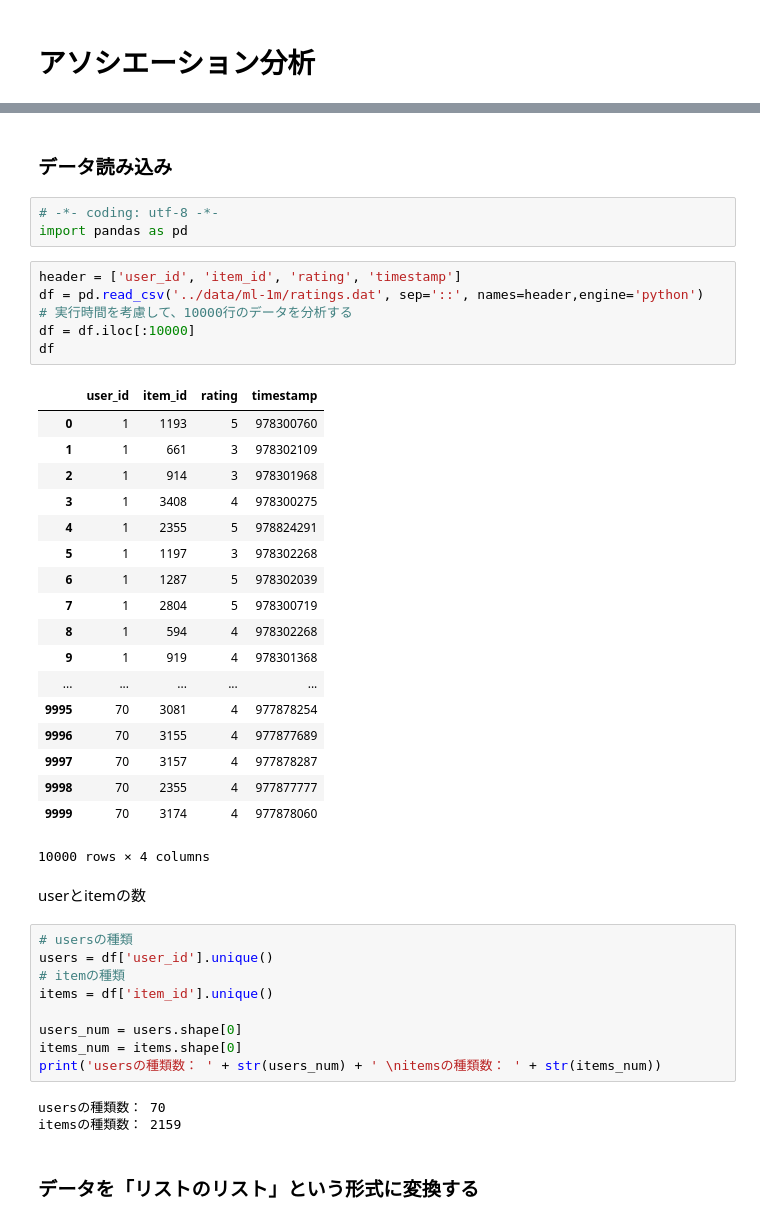
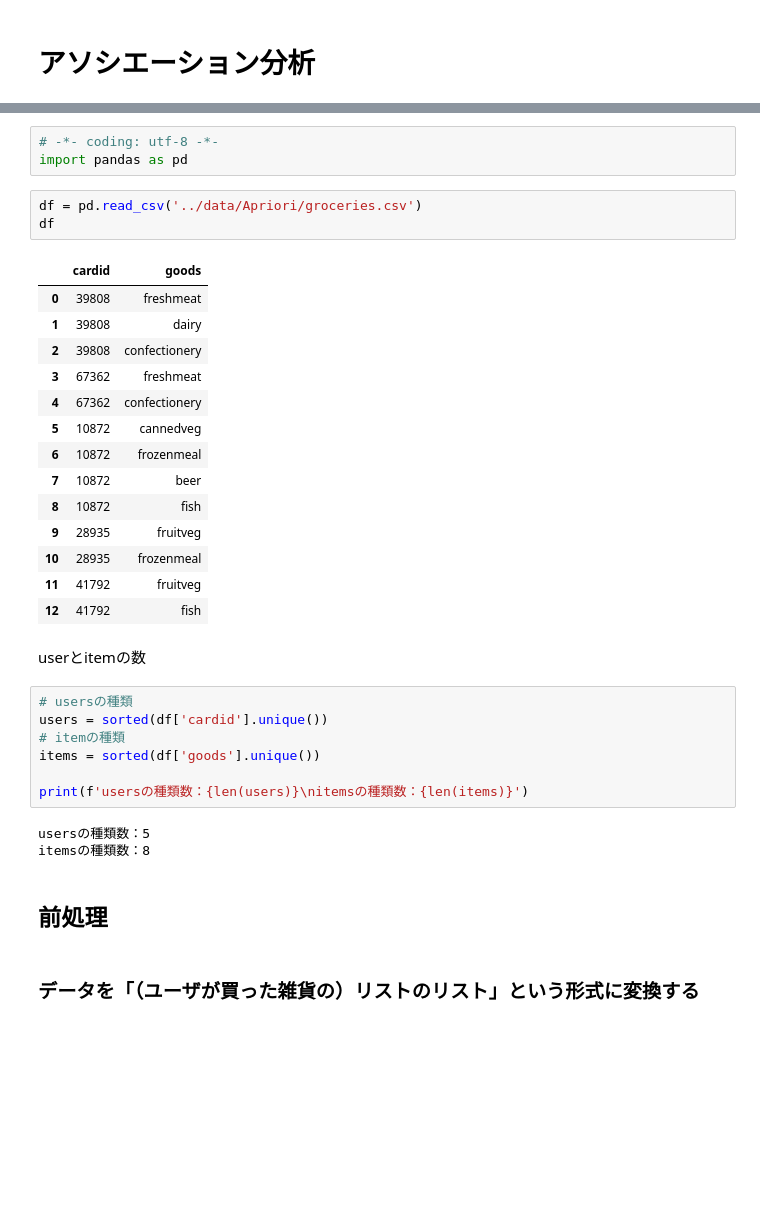
Before and after one commit to sherry4186/Apriori, a Jupyter notebook: Apriori.ipynb, the cells around one changed output, grey strips where cells are left out. Drawn from its saved outputs; the diff is of its cells as text; blank space fills up the shorter version.

```diff
--- a/Apriori.ipynb
+++ b/Apriori.ipynb
@@ -35,46 +7,37 @@
-# %% [markdown]
-### データ読み込み
 # %%
 # -*- coding: utf-8 -*-
 import pandas as pd
-# %%
-header = ['user_id', 'item_id', 'rating', 'timestamp']
-df = pd.read_csv('../data/ml-1m/ratings.dat', sep='::', names=header,engine='python')
-# 実行時間を考慮して、10000行のデータを分析する
-df = df.iloc[:10000]
-df
-# %% [output]
-|  | user_id | item_id | rating | timestamp |
-| 0 | 1 | 1193 | 5 | 978300760 |
-| 1 | 1 | 661 | 3 | 978302109 |
-| 2 | 1 | 914 | 3 | 978301968 |
-| 3 | 1 | 3408 | 4 | 978300275 |
-| 4 | 1 | 2355 | 5 | 978824291 |
-| 5 | 1 | 1197 | 3 | 978302268 |
-| 6 | 1 | 1287 | 5 | 978302039 |
-| 7 | 1 | 2804 | 5 | 978300719 |
-| 8 | 1 | 594 | 4 | 978302268 |
-| 9 | 1 | 919 | 4 | 978301368 |
-| ... | ... | ... | ... | ... |
-| 9995 | 70 | 3081 | 4 | 977878254 |
-| 9996 | 70 | 3155 | 4 | 977877689 |
-| 9997 | 70 | 3157 | 4 | 977878287 |
-| 9998 | 70 | 2355 | 4 | 977877777 |
-| 9999 | 70 | 3174 | 4 | 977878060 |
-10000 rows × 4 columns
+# %%
+df = pd.read_csv('../data/Apriori/groceries.csv')
+df
+# %% [output]
+|  | cardid | goods |
+| 0 | 39808 | freshmeat |
+| 1 | 39808 | dairy |
+| 2 | 39808 | confectionery |
+| 3 | 67362 | freshmeat |
+| 4 | 67362 | confectionery |
+| 5 | 10872 | cannedveg |
+| 6 | 10872 | frozenmeal |
+| 7 | 10872 | beer |
+| 8 | 10872 | fish |
+| 9 | 28935 | fruitveg |
+| 10 | 28935 | frozenmeal |
+| 11 | 41792 | fruitveg |
+| 12 | 41792 | fish |
 # %% [markdown]
 userとitemの数
 # %%
 # usersの種類
-users = df['user_id'].unique()
+users = sorted(df['cardid'].unique())
 # itemの種類
-items = df['item_id'].unique()
+items = sorted(df['goods'].unique())
 
-users_num = users.shape[0]
-items_num = items.shape[0]
-print('usersの種類数： ' + str(users_num) + ' \nitemsの種類数： ' + str(items_num))
+print(f'usersの種類数：{len(users)}\nitemsの種類数：{len(items)}')
 # %% [output]
-usersの種類数： 70
-itemsの種類数： 2159
+usersの種類数：5
+itemsの種類数：8
+# %% [markdown]
+## 前処理
 # %% [markdown]
-### データを「リストのリスト」という形式に変換する
+### データを「（ユーザが買った雑貨の）リストのリスト」という形式に変換する
```
Also changed, not shown: parts of 21 cells of this notebook.
